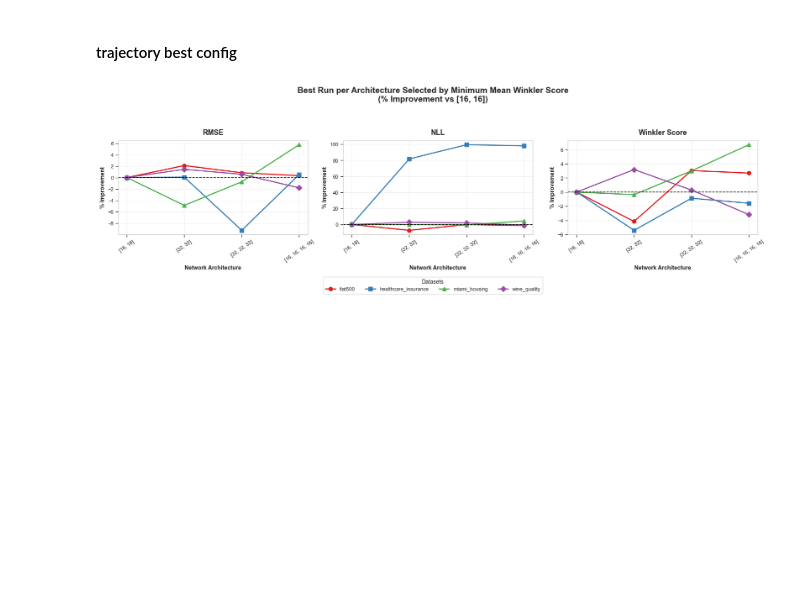
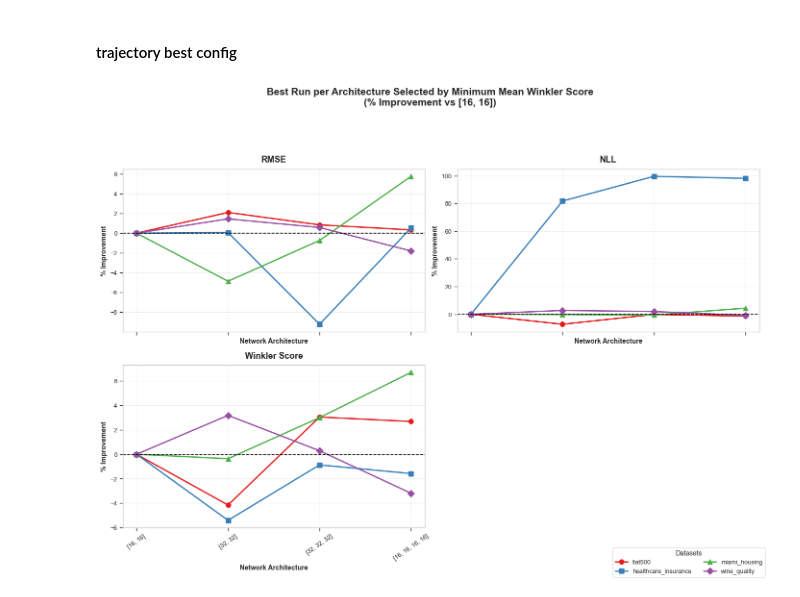
Before and after one commit to Kingmopser/BachelorsThesisCode, a Jupyter notebook: archive/examples/4_4_Ablation.ipynb, the cells around one changed output. Saved outputs shown, nothing was run; the diff lists cells and outputs as text; code cells hidden in the pictures; blank space fills up the shorter version.

```diff
--- a/archive/examples/4_4_Ablation.ipynb
+++ b/archive/examples/4_4_Ablation.ipynb
@@ -657,7 +657,8 @@ import seaborn as sns
 plt.style.use("seaborn-v0_8-whitegrid")
 sns.set_context("paper", font_scale=1.05)
 
-fig, axes = plt.subplots(1, 3, figsize=(17, 5), sharex=True, sharey=False)
+fig, axes = plt.subplots(2, 2, figsize=(14, 10), sharex=True, sharey=False)
+axes = axes.flatten()
 
 metric_plots = [
     ("RMSE", trajectory_rmse, axes[0]),
@@ -704,14 +705,16 @@ for metric_name, trajectory_df, ax in metric_plots:
     ax.grid(True, alpha=0.3)
 
 # Shared Legend
+legend_ax = axes[3]
+legend_ax.axis("off")
+
 handles, labels = axes[0].get_legend_handles_labels()
-fig.legend(
+legend_ax.legend(
     handles,
     labels,
     title="Datasets",
-    loc="lower center",
-    bbox_to_anchor=(0.5, -0.03),
-    ncol=4,
+    loc="center",
+    ncol=1,
     frameon=True,
 )
 
@@ -731,7 +734,8 @@ plt.show()
 plt.style.use("seaborn-v0_8-whitegrid")
 sns.set_context("paper", font_scale=1.05)
 
-fig, axes = plt.subplots(1, 3, figsize=(17, 5), sharex=True, sharey=False)
+fig, axes = plt.subplots(2, 2, figsize=(14, 10), sharex=True, sharey=False)
+axes = axes.flatten()
 
 metric_plots = [
     ("RMSE", trajectory_rmse, axes[0]),
@@ -762,14 +766,16 @@ for metric_name, trajectory_df, ax in metric_plots:
     ax.tick_params(axis="x", rotation=35)
     ax.grid(True, alpha=0.3)
 
+legend_ax = axes[3]
+legend_ax.axis("off")
+
 handles, labels = axes[0].get_legend_handles_labels()
-fig.legend(
+legend_ax.legend(
     handles,
     labels,
     title="Datasets",
-    loc="lower center",
-    bbox_to_anchor=(0.5, -0.03),
-    ncol=4,
+    loc="center",
+    ncol=1,
     frameon=True,
 )
 
@@ -913,8 +919,8 @@ trajectory_winkler = build_metric_trajectory_from_best(
 plt.style.use("seaborn-v0_8-whitegrid")
 sns.set_context("paper", font_scale=1.05)
 
-fig, axes = plt.subplots(1, 3, figsize=(17, 5), sharex=True, sharey=False)
-
+fig, axes = plt.subplots(2, 2, figsize=(14, 10), sharex=True, sharey=False)
+axes = axes.flatten()
 metric_plots = [
     ("RMSE", trajectory_rmse, axes[0]),
     ("NLL", trajectory_nll, axes[1]),
@@ -934,36 +940,38 @@ for metric_name, trajectory_df, ax in metric_plots:
             markersize=7,
             linewidth=2,
             label=dataset_name,
             color=colors[idx],
         )
 
     ax.axhline(0, color="black", linewidth=1.2, linestyle="--")
     ax.set_title(metric_name, fontsize=13, fontweight="bold", pad=10)
     ax.set_xlabel("Network Architecture", fontweight="bold")
     ax.set_ylabel("% Improvement", fontweight="bold")
     ax.tick_params(axis="x", rotation=35)
     ax.grid(True, alpha=0.3)
 
+legend_ax = axes[3]
+legend_ax.axis("off")
+
 handles, labels = axes[0].get_legend_handles_labels()
 fig.legend(
     handles,
     labels,
     title="Datasets",
-    loc="lower center",
-    bbox_to_anchor=(0.5, -0.03),
-    ncol=4,
+    loc="lower right",
+    ncol=2,
     frameon=True,
 )
 
 fig.suptitle(
     "Best Run per Architecture Selected by Minimum Mean Winkler Score\n(% Improvement vs [16, 16])",
     fontsize=15,
     fontweight="bold",
     y=1.02,
 )
 
-plt.tight_layout(rect=[0, 0.07, 1, 0.95])
-plt.savefig("trajectory_best_per_architecture_1x3.pdf", format="pdf", bbox_inches="tight")
+plt.tight_layout(rect=[0, 0, 1, 0.95])
+plt.savefig("trajectory_best_per_architecture_2x2.pdf", format="pdf", bbox_inches="tight")
 plt.show()
 # %% [output]
-[figure, old version]
+[figure, new version]
```
Also changed, not shown: 4 other files.
